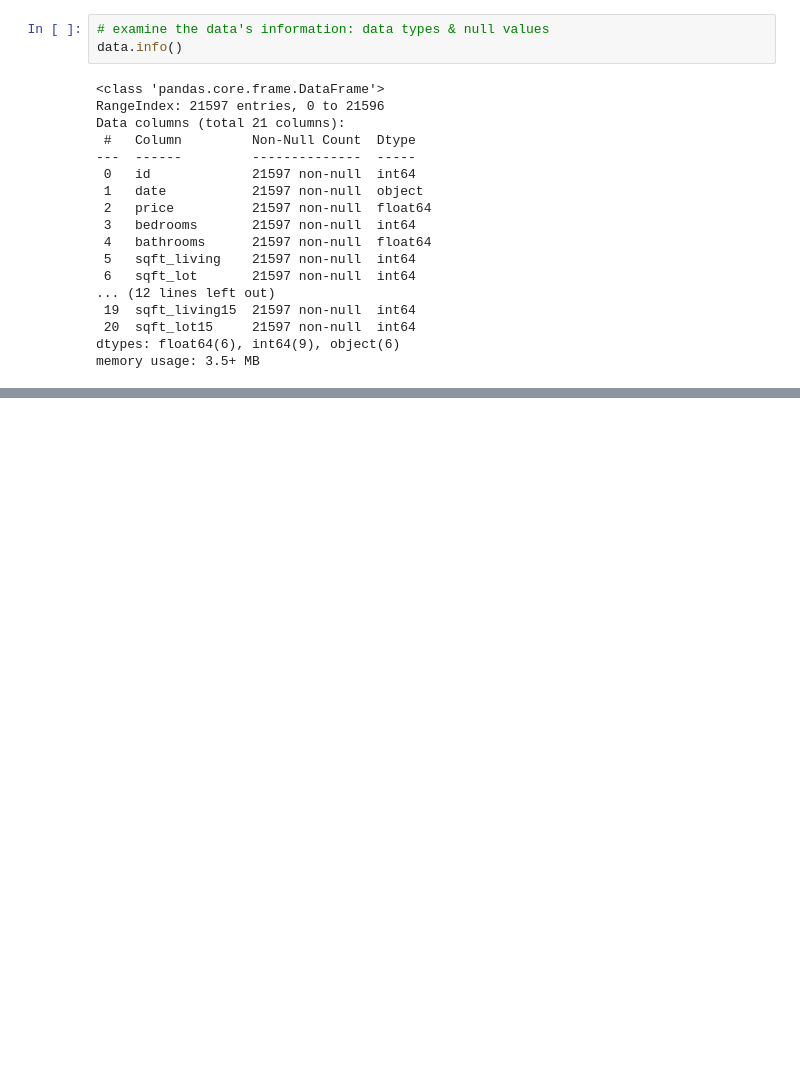
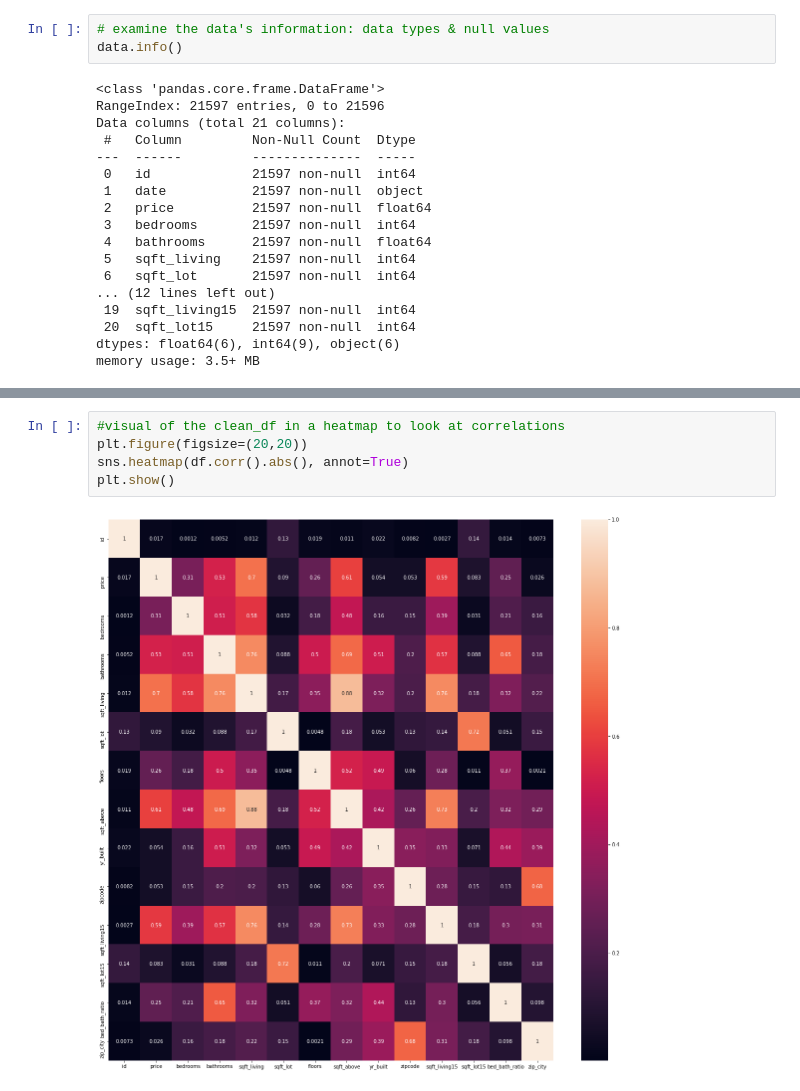
Before and after one commit to MackoyS/sarah-and-mackoy-price-modeling, a Jupyter notebook: SpecsProject.ipynb, the cells around one changed output, grey strips where cells are left out. Drawn from its saved outputs; the diff is of its cells as text; blank space fills up the shorter version.

```diff
--- a/SpecsProject.ipynb
+++ b/SpecsProject.ipynb
@@ -110,0 +242,7 @@ main_df.info()
+# %%
+#visual of the clean_df in a heatmap to look at correlations
+plt.figure(figsize=(20,20))
+sns.heatmap(df.corr().abs(), annot=True)
+plt.show()
+# %% [output]
+[figure, added]
```
Also changed, not shown: parts of 116 cells of this notebook.
